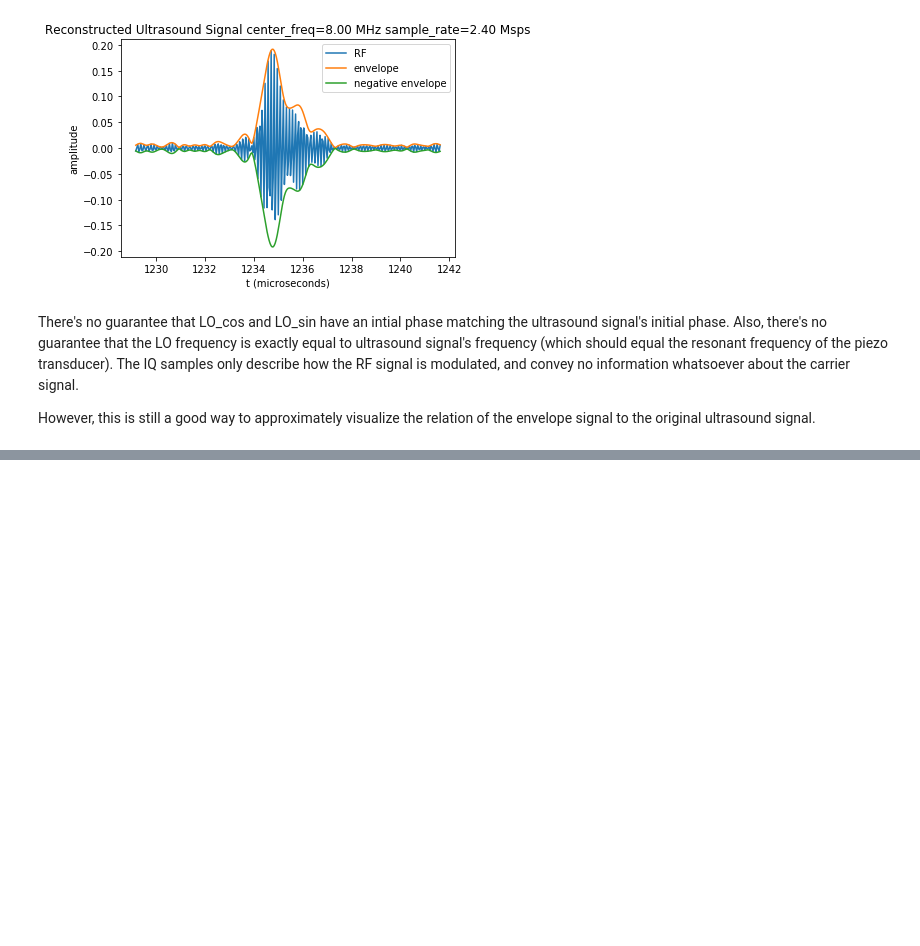
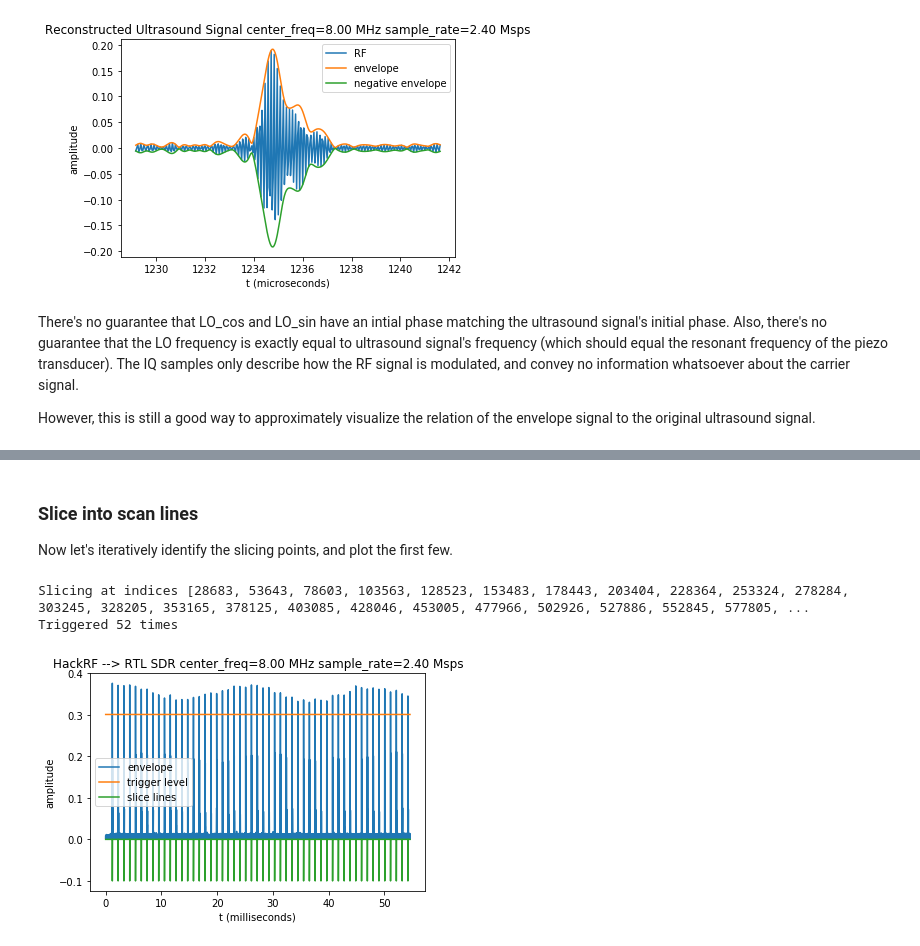
Before and after one commit to wlmeng11/rtl-ultrasound, a Jupyter notebook: experiments/20180813/rtlsdr_ultrasound_test.ipynb, the cells around one changed output, grey strips where cells are left out. Cells and saved outputs as stored; diff of their text form; code cells hidden in the pictures; blank space fills up the shorter version.

```diff
--- a/experiments/20180813/rtlsdr_ultrasound_test.ipynb
+++ b/experiments/20180813/rtlsdr_ultrasound_test.ipynb
@@ -207,0 +241,40 @@ However, this is still a good way to approximately visualize the relation of the
+# %% [markdown]
+### Slice into scan lines
+Now let's iteratively identify the slicing points, and plot the first few.
+# %%
+%%time
+prev_trigger = -trigger_holdoff # allow first trigger to be at 0th sample
+slice_indices = list()
+for i in range(len(envelope)):
+    if i >= prev_trigger + trigger_holdoff:
+        if envelope[i] > trigger_level:
+            slice_indices.append(i)
+            prev_trigger = i
+
+print("Slicing at indices {}".format(slice_indices))
+print("Triggered {} times".format(len(slice_indices)))
+
+# Visualize where the slicing happens
+slice_lines = np.zeros(len(envelope))
+"""
+# this is extremely slow, because the numpy array has to be copied in memory for each substitution
+for i in range(len(slice_lines)):
+    if i in slice_indices:
+        slice_lines[i] = -0.1
+"""
+# faster method:
+slice_lines[slice_indices] = -0.1
+
+plt.plot(t_ms, envelope, label="envelope")
+plt.plot(t_ms, [trigger_level] * len(t_ms), label="trigger level")
+plt.plot(t_ms, slice_lines, label="slice lines")
+plt.xlabel('t (milliseconds)')
+plt.ylabel('amplitude')
+plt.title("HackRF --> RTL SDR center_freq=%.2f MHz sample_rate=%.2f Msps" %
+          (center_freq/1.0e6, sample_rate/1.0e6))
+plt.legend()
+plt.show()
+# %% [output]
+Slicing at indices [28683, 53643, 78603, 103563, 128523, 153483, 178443, 203404, 228364, 253324, 278284, 303245, 328205, 353165, 378125, 403085, 428046, 453005, 477966, 502926, 527886, 552845, 577805, ...
+Triggered 52 times
+[figure, added]
```
Also changed, not shown: parts of 8 cells of this notebook.
